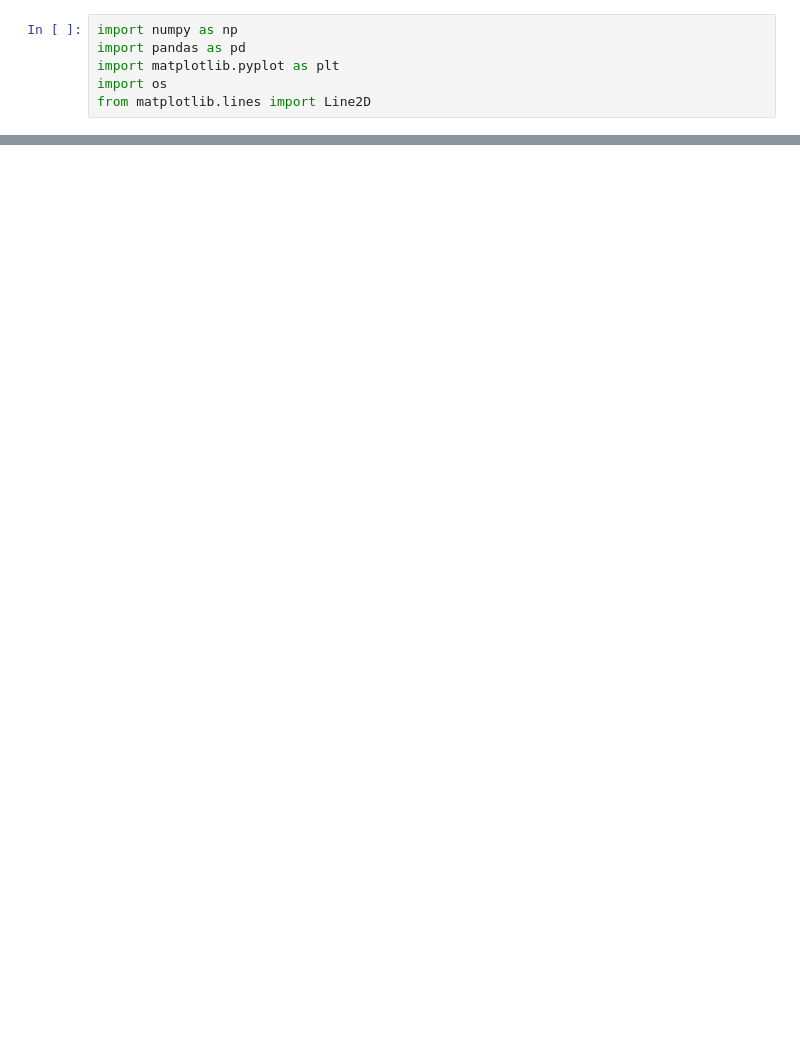
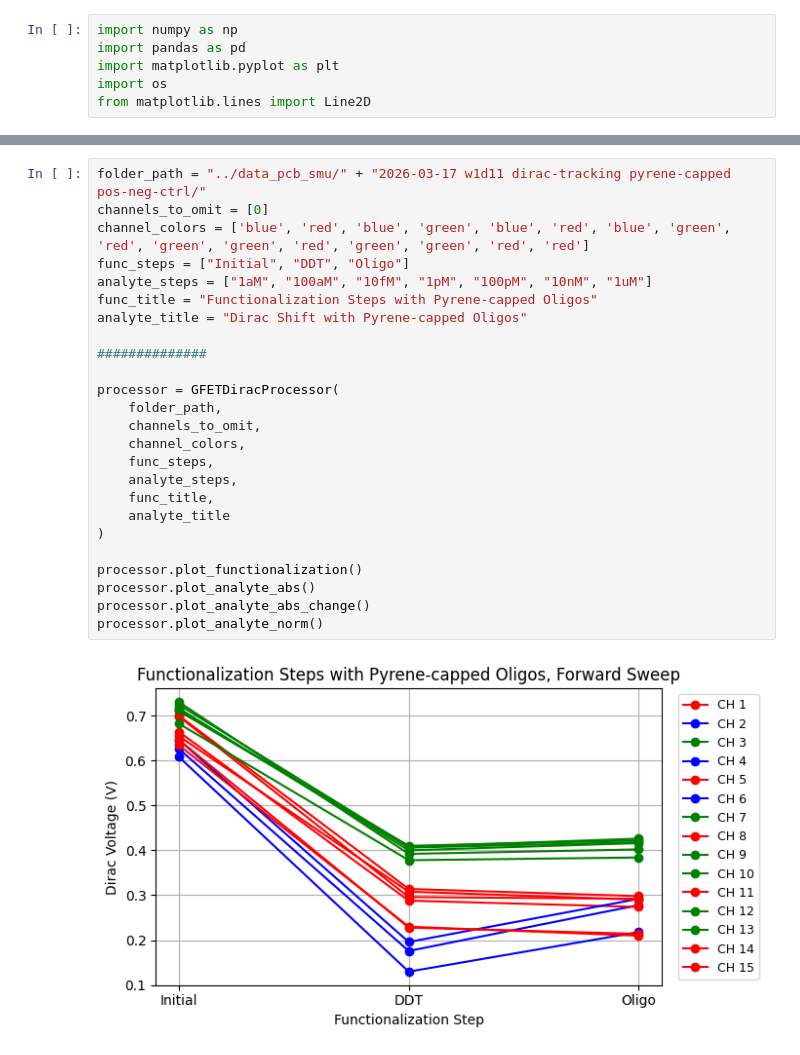
Before and after one commit to jlupoiii/GFET-covid-flu, a Jupyter notebook: Akinwande-lab-measurements/iv-curves/anslysis_scripts_pcb_smu/dirac_tracking_analyte_detection_class.ipynb, the cells around one changed output, grey strips where cells are left out. Saved outputs shown, nothing was run; the diff lists cells and outputs as text; blank space fills up the shorter version.

```diff
--- a/Akinwande-lab-measurements/iv-curves/anslysis_scripts_pcb_smu/dirac_tracking_analyte_detection_class.ipynb
+++ b/Akinwande-lab-measurements/iv-curves/anslysis_scripts_pcb_smu/dirac_tracking_analyte_detection_class.ipynb
@@ -256,0 +304,27 @@ processor.plot_analyte()
+# %%
+folder_path = "../data_pcb_smu/" + "2026-03-17 w1d11 dirac-tracking pyrene-capped pos-neg-ctrl/"
+channels_to_omit = [0]
+channel_colors = ['blue', 'red', 'blue', 'green', 'blue', 'red', 'blue', 'green', 'red', 'green', 'green', 'red', 'green', 'green', 'red', 'red']
+func_steps = ["Initial", "DDT", "Oligo"]
+analyte_steps = ["1aM", "100aM", "10fM", "1pM", "100pM", "10nM", "1uM"]
+func_title = "Functionalization Steps with Pyrene-capped Oligos"
+analyte_title = "Dirac Shift with Pyrene-capped Oligos"
+
+##############
+
+processor = GFETDiracProcessor(
+    folder_path,
+    channels_to_omit,
+    channel_colors,
+    func_steps,
+    analyte_steps,
+    func_title,
+    analyte_title
+)
+
+processor.plot_functionalization()
+processor.plot_analyte_abs()
+processor.plot_analyte_abs_change()
+processor.plot_analyte_norm()
+# %% [output]
+[figure, added]
```
Also changed, not shown: parts of 4 cells of this notebook, 32 other files.
